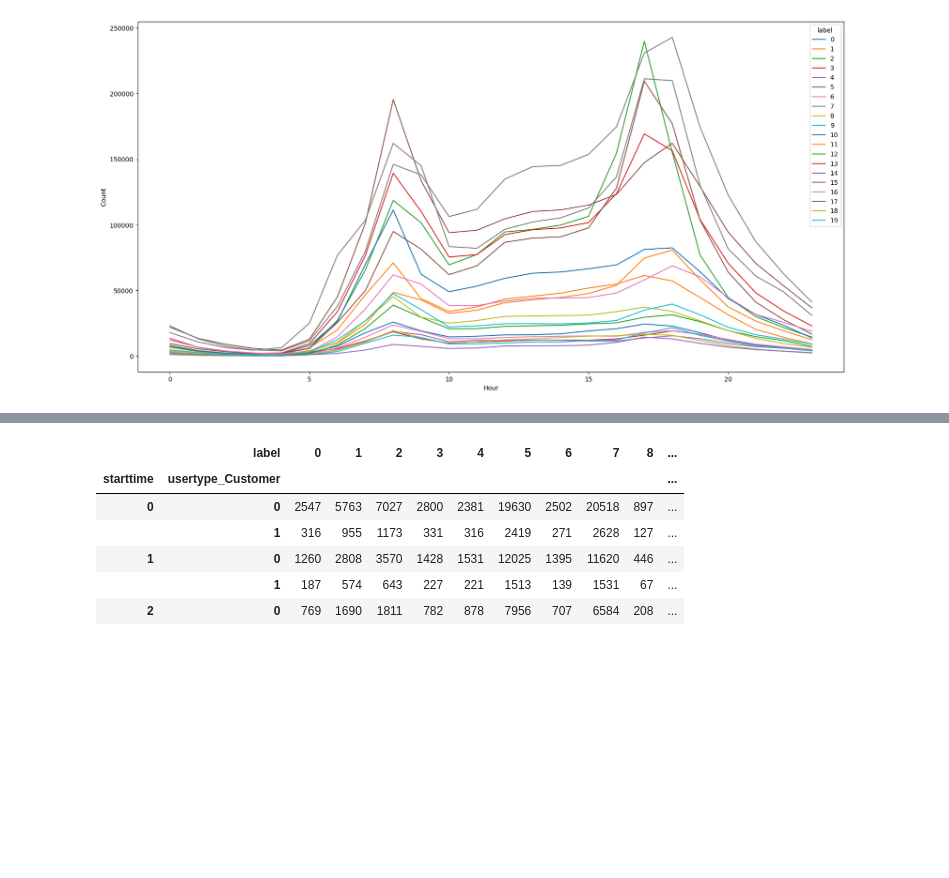
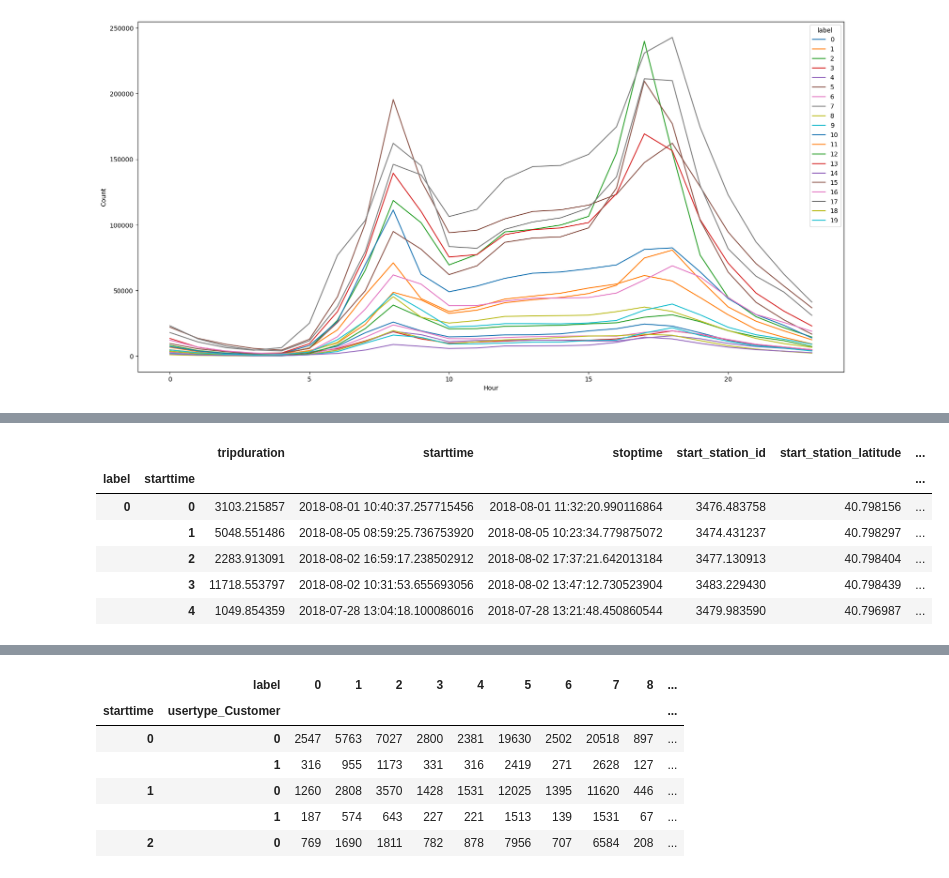
Before and after one commit to AlexisVandenHeede/IntroBA, a Jupyter notebook: report.ipynb, the cells around one changed output, grey strips where cells are left out. Drawn from its saved outputs; the diff is of its cells as text; code cells hidden in the pictures; blank space fills up the shorter version.

```diff
--- a/report.ipynb
+++ b/report.ipynb
@@ -169,3 +260,18 @@ KeyError: 'usertype_Customer'
+# %%
+# group same label and hour of start together
+grouby_cluster = df.groupby(['label', df['starttime'].dt.hour])
+grouby_cluster.head()
+# average all other columns
+grouby_cluster = grouby_cluster.mean()
+grouby_cluster.head()
+# %% [output]
+|  |  | tripduration | starttime | stoptime | start_station_id | start_station_latitude | ... |
+| label | starttime |  |  |  |  |  | ... |
+| 0 | 0 | 3103.215857 | 2018-08-01 10:40:37.257715456 | 2018-08-01 11:32:20.990116864 | 3476.483758 | 40.798156 | ... |
+|  | 1 | 5048.551486 | 2018-08-05 08:59:25.736753920 | 2018-08-05 10:23:34.779875072 | 3474.431237 | 40.798297 | ... |
+|  | 2 | 2283.913091 | 2018-08-02 16:59:17.238502912 | 2018-08-02 17:37:21.642013184 | 3477.130913 | 40.798404 | ... |
+|  | 3 | 11718.553797 | 2018-08-02 10:31:53.655693056 | 2018-08-02 13:47:12.730523904 | 3483.229430 | 40.798439 | ... |
+|  | 4 | 1049.854359 | 2018-07-28 13:04:18.100086016 | 2018-07-28 13:21:48.450860544 | 3479.983590 | 40.796987 | ... |
 # %%
 df.head()
 # %% [output]
```
Also changed, not shown: parts of 8 cells of this notebook.
